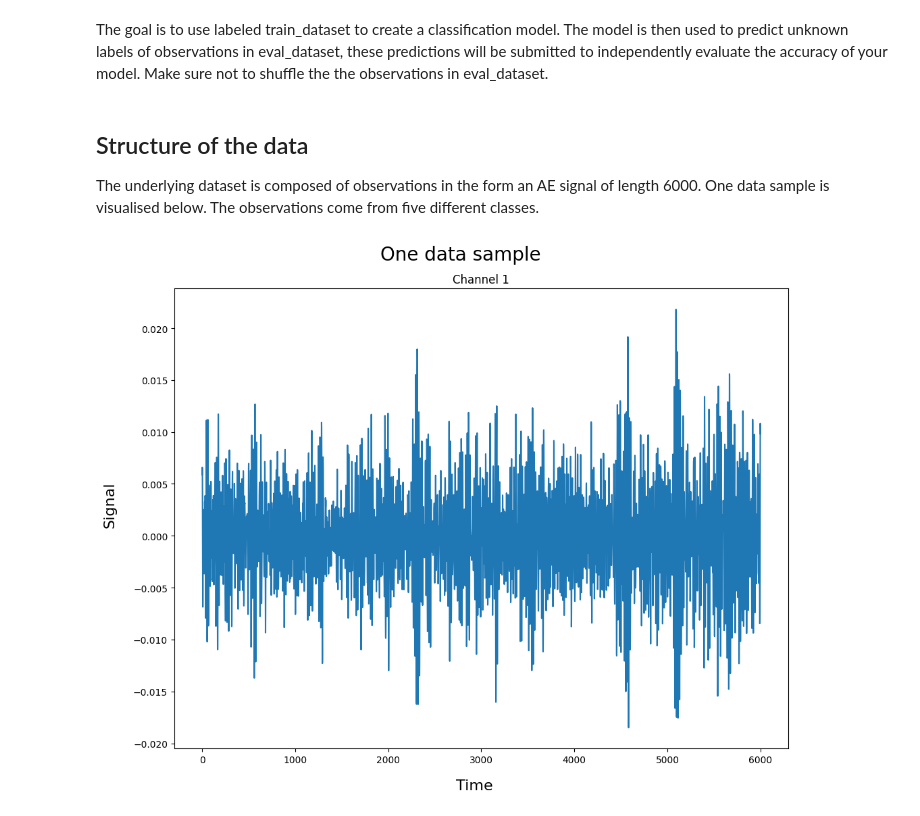
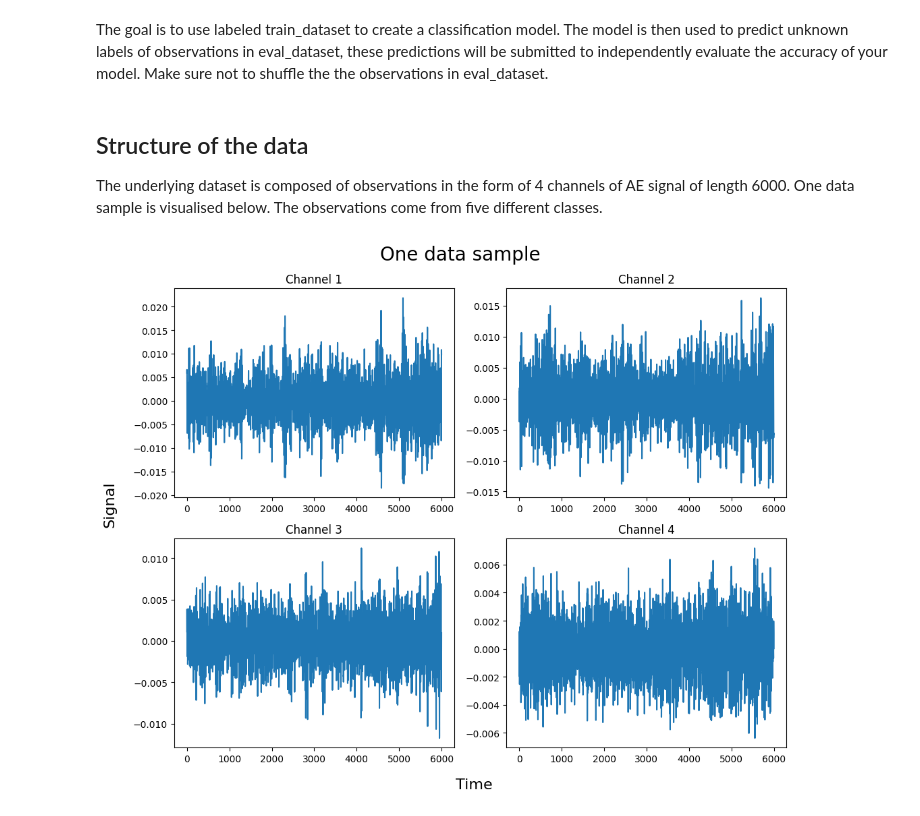
Before and after one commit to hzavadil98/AMSM_VRTY, a Jupyter notebook: VRTY_loading.ipynb, the cells around one changed output. Cells and saved outputs as stored; diff of their text form; code cells hidden in the pictures.

```diff
--- a/VRTY_loading.ipynb
+++ b/VRTY_loading.ipynb
@@ -33,23 +34,30 @@ train_dataset is a <class 'numpy.float64'>  array of shape  (11250, 6000) with c
 The goal is to use labeled train_dataset to create a classification model. The model is then used to predict unknown labels of observations in eval_dataset, these predictions will be submitted to independently evaluate the accuracy of your model. Make sure not to shuffle the the observations in eval_dataset.
 # %% [markdown]
 ## Structure of the data
-The underlying dataset is composed of observations in the form an AE signal of length 6000. One data sample is visualised below. The observations come from five different classes.
+The underlying dataset is composed of observations in the form of 4 channels of AE signal of length 6000. One data sample is visualised below. The observations come from five different classes.
 # %%
-fig, axs = plt.subplots(1, 1, figsize=(10, 8))
+fig, axs = plt.subplots(2, 2, figsize=(10, 8))
 
-axs.plot(train_dataset[0, :])
-axs.set_title('Channel 1')
+axs[0, 0].plot(train_dataset[0, 0, :])
+axs[0, 0].set_title('Channel 1')
 
+axs[0, 1].plot(train_dataset[0, 1, :])
+axs[0, 1].set_title('Channel 2')
 
+axs[1, 0].plot(train_dataset[0, 2, :])
+axs[1, 0].set_title('Channel 3')
+
+axs[1, 1].plot(train_dataset[0, 3, :])
+axs[1, 1].set_title('Channel 4')
 
 fig.text(0.52, -0.02, 'Time', ha='center', va='center', size = 16)
 fig.text(-0.02, 0.5, 'Signal', ha='center', va='center', rotation='vertical', size = 16)
 
 fig.suptitle('One data sample', fontsize=20)
 # Adjust layout to prevent overlap of titles and labels
 plt.tight_layout()
 
 # Show the plot
 plt.show()
 # %% [output]
-[figure, old version]
+[figure, new version]
```
Also changed, not shown: parts of 4 cells of this notebook.
